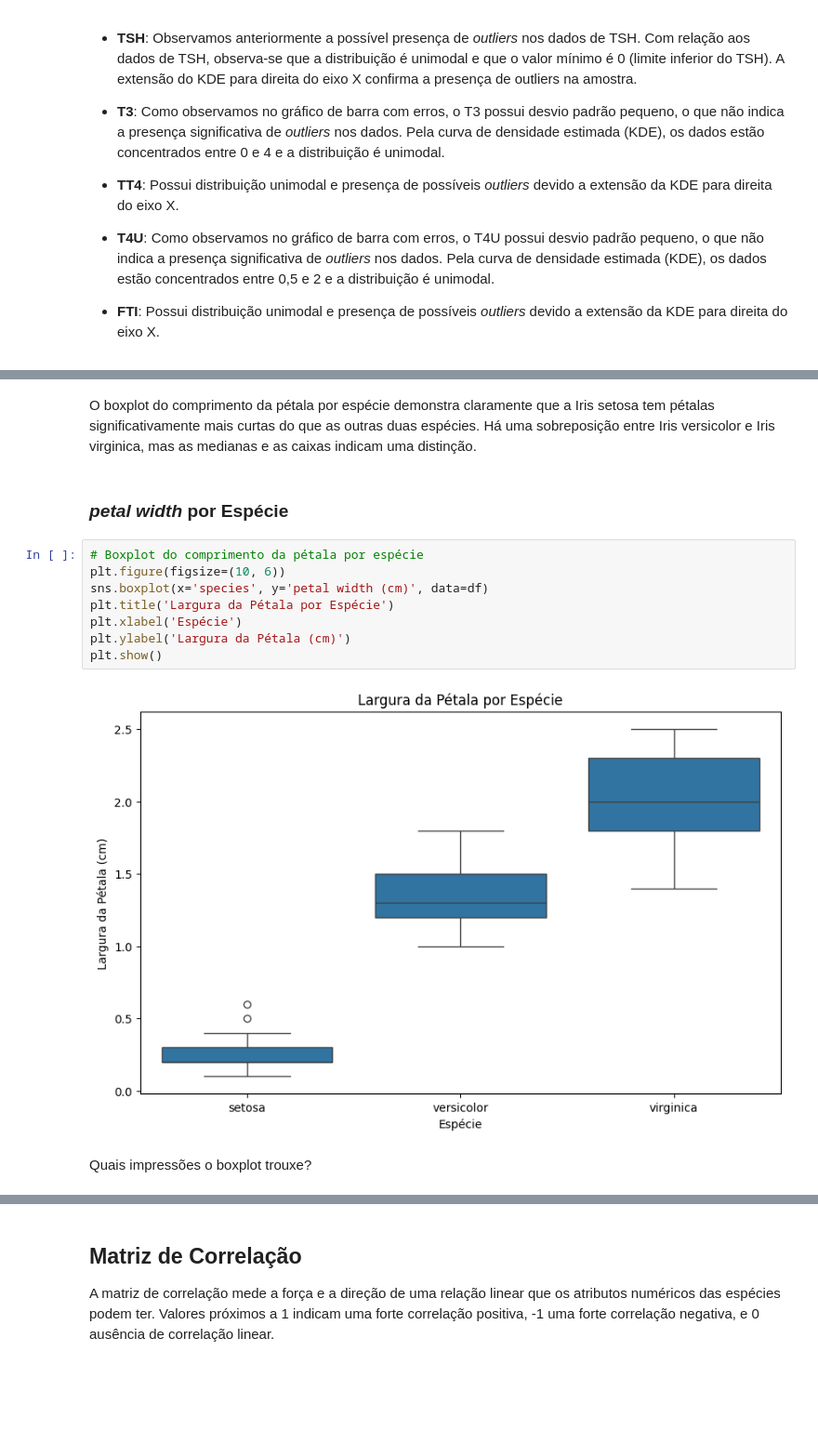
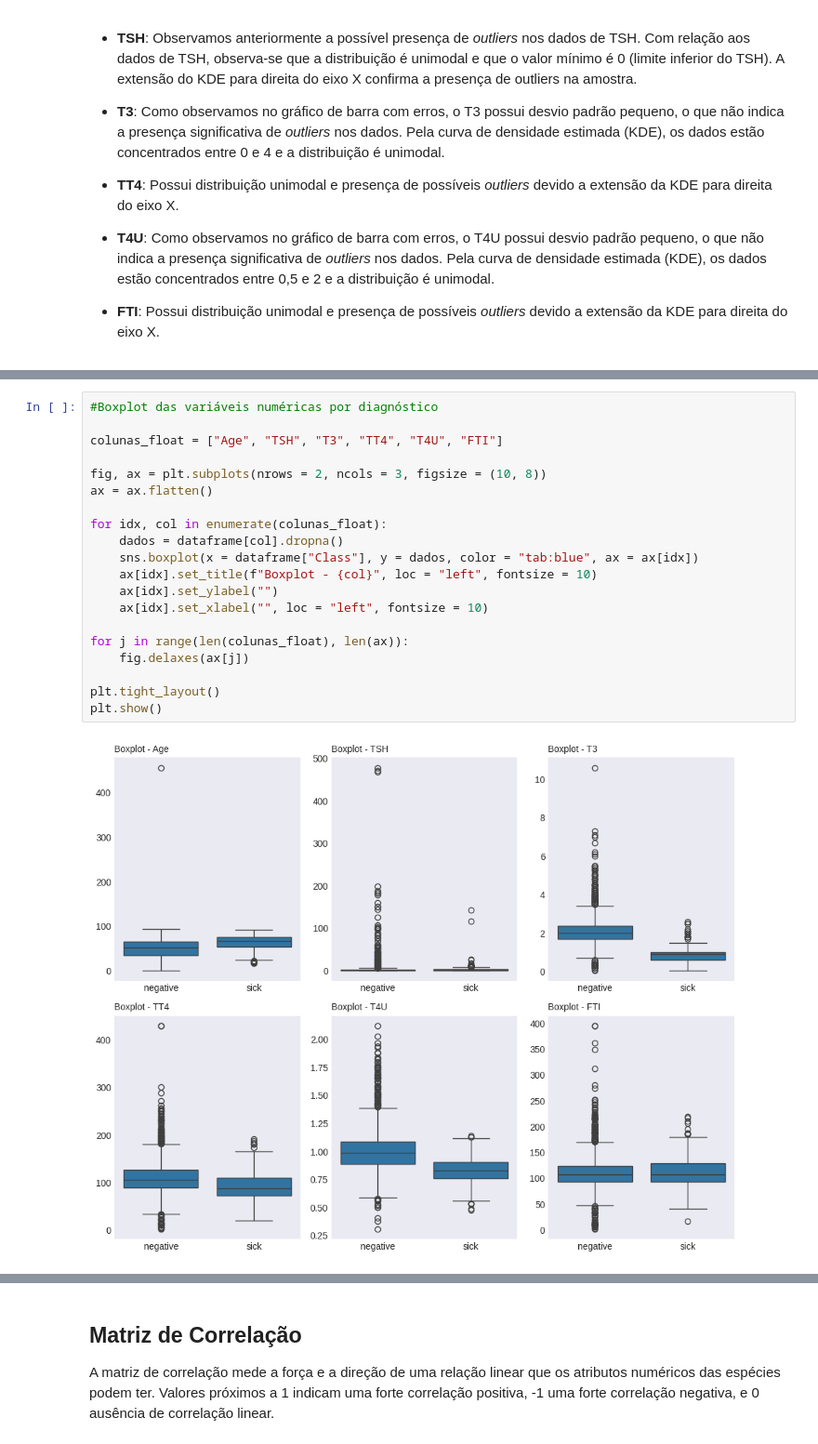
Before and after one commit to leticiasbm/DSAnalytics, a Jupyter notebook: MVP_Letícia_Santos_Batista_de_Melo.ipynb, the cells around one changed output, grey strips where cells are left out. Shown: that part at 93% size. Cells and saved outputs as stored; diff of their text form; blank space fills up the shorter version.

```diff
--- a/MVP_Letícia_Santos_Batista_de_Melo.ipynb
+++ b/MVP_Letícia_Santos_Batista_de_Melo.ipynb
@@ -428,16 +410,22 @@ plt.show()
-# %% [markdown]
-O boxplot do comprimento da pétala por espécie demonstra claramente que a Iris setosa tem pétalas significativamente mais curtas do que as outras duas espécies. Há uma sobreposição entre Iris versicolor e Iris virginica, mas as medianas e as caixas indicam uma distinção.
-# %% [markdown]
-### *petal width* por Espécie
-# %%
-# Boxplot do comprimento da pétala por espécie
-plt.figure(figsize=(10, 6))
-sns.boxplot(x='species', y='petal width (cm)', data=df)
-plt.title('Largura da Pétala por Espécie')
-plt.xlabel('Espécie')
-plt.ylabel('Largura da Pétala (cm)')
-plt.show()
-# %% [output]
-[figure, removed]
-# %% [markdown]
-Quais impressões o boxplot trouxe?
+# %%
+#Boxplot das variáveis numéricas por diagnóstico
+
+colunas_float = ["Age", "TSH", "T3", "TT4", "T4U", "FTI"]
+
+fig, ax = plt.subplots(nrows = 2, ncols = 3, figsize = (10, 8))
+ax = ax.flatten()
+
+for idx, col in enumerate(colunas_float):
+    dados = dataframe[col].dropna()
+    sns.boxplot(x = dataframe["Class"], y = dados, color = "tab:blue", ax = ax[idx])
+    ax[idx].set_title(f"Boxplot - {col}", loc = "left", fontsize = 10)
+    ax[idx].set_ylabel("")
+    ax[idx].set_xlabel("", loc = "left", fontsize = 10)
+
+for j in range(len(colunas_float), len(ax)):
+    fig.delaxes(ax[j])
+
+plt.tight_layout()
+plt.show()
+# %% [output]
+[figure, added]
```
Also changed, not shown: parts of 15 cells of this notebook.
